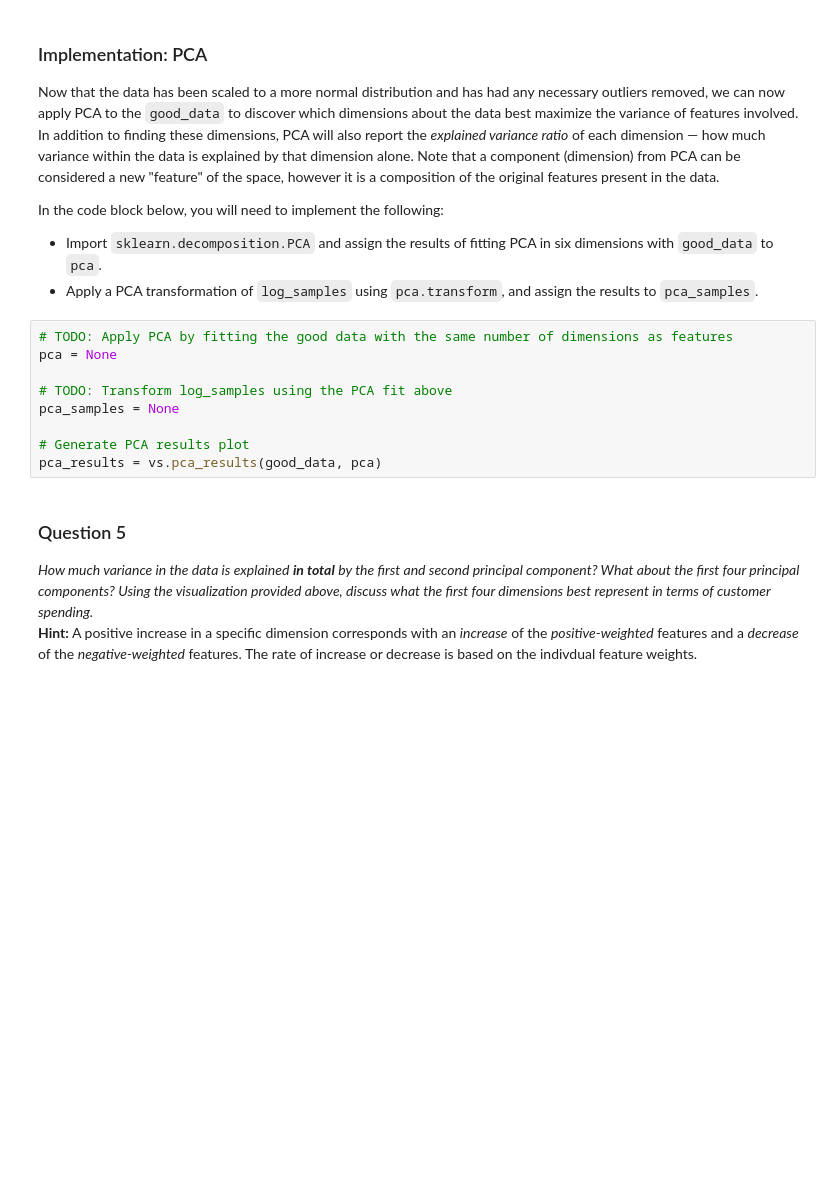
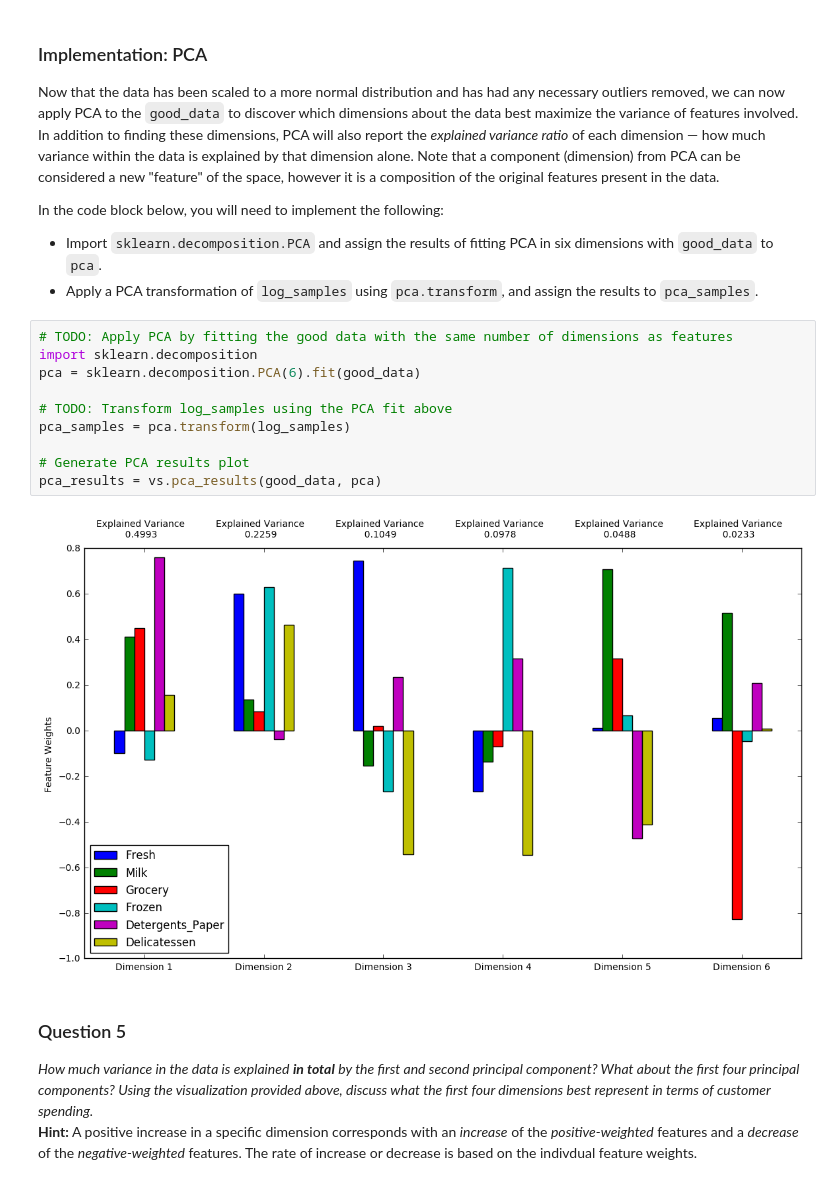
Before and after one commit to jk12559/machine-learning, a Jupyter notebook: projects/customer_segments/customer_segments.ipynb, the cells around one changed output. Drawn from its saved outputs; the diff is of its cells as text; blank space fills up the shorter version.

```diff
--- a/projects/customer_segments/customer_segments.ipynb
+++ b/projects/customer_segments/customer_segments.ipynb
@@ -320,13 +320,16 @@ In the code block below, you will need to implement the following:
  - Apply a PCA transformation of `log_samples` using `pca.transform`, and assign the results to `pca_samples`.
 # %%
 # TODO: Apply PCA by fitting the good data with the same number of dimensions as features
-pca = None
+import sklearn.decomposition
+pca = sklearn.decomposition.PCA(6).fit(good_data)
 
 # TODO: Transform log_samples using the PCA fit above
-pca_samples = None
+pca_samples = pca.transform(log_samples)
 
 # Generate PCA results plot
 pca_results = vs.pca_results(good_data, pca)
+# %% [output]
+[figure, added]
 # %% [markdown]
 ### Question 5
 *How much variance in the data is explained* ***in total*** *by the first and second principal component? What about the first four principal components? Using the visualization provided above, discuss what the first four dimensions best represent in terms of customer spending.*
```
Also changed, not shown: parts of 28 cells of this notebook, 1 other file.
